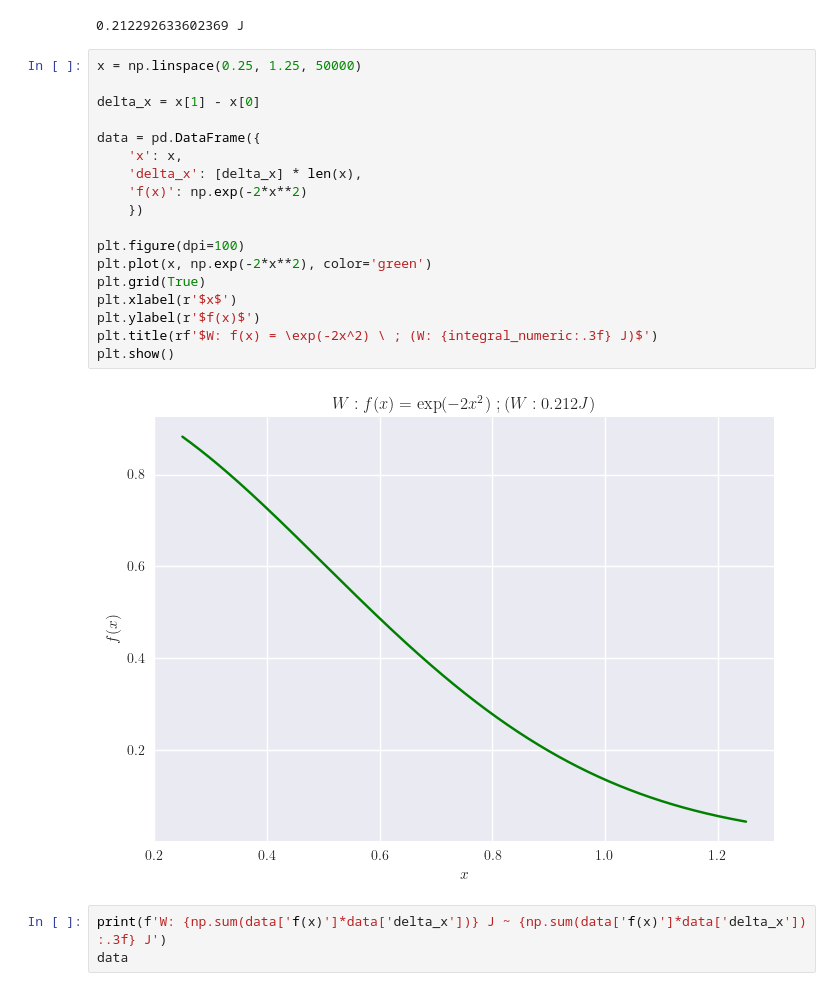
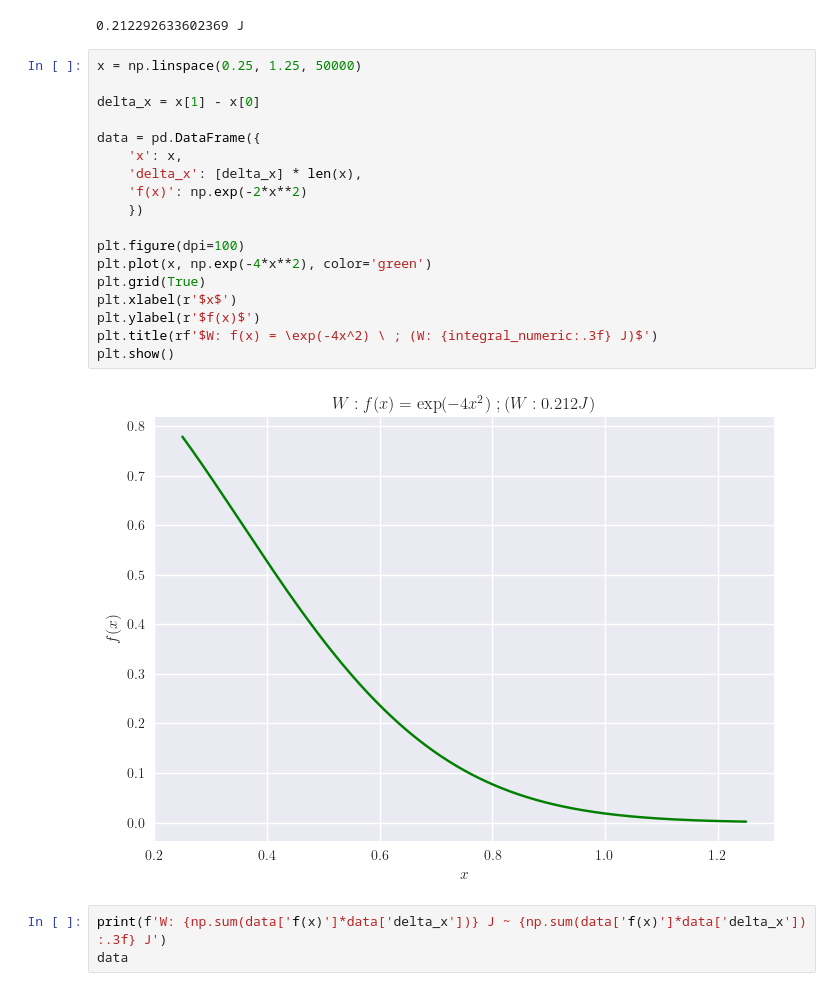
Before and after one commit to SMustafa12/Solve-Physics-I-of-Halliday, a Jupyter notebook: C7/Chapter 7.ipynb, the cells around one changed output. Cells and saved outputs as stored; diff of their text form.

```diff
--- a/C7/Chapter 7.ipynb
+++ b/C7/Chapter 7.ipynb
@@ -29,23 +29,23 @@ $\displaystyle 0.119773292542377 \sqrt{\pi}$
 # %%
 x = np.linspace(0.25, 1.25, 50000)
 
 delta_x = x[1] - x[0]
 
 data = pd.DataFrame({
     'x': x,
     'delta_x': [delta_x] * len(x),
     'f(x)': np.exp(-2*x**2)
     })
 
 plt.figure(dpi=100)
-plt.plot(x, np.exp(-2*x**2), color='green')
+plt.plot(x, np.exp(-4*x**2), color='green')
 plt.grid(True)
 plt.xlabel(r'$x$')
 plt.ylabel(r'$f(x)$')
-plt.title(rf'$W: f(x) = \exp(-2x^2) \ ; (W: {integral_numeric:.3f} J)$')
+plt.title(rf'$W: f(x) = \exp(-4x^2) \ ; (W: {integral_numeric:.3f} J)$')
 plt.show()
 # %% [output]
-[figure, old version]
+[figure, new version]
 # %%
 print(f'W: {np.sum(data['f(x)']*data['delta_x'])} J ~ {np.sum(data['f(x)']*data['delta_x']) :.3f} J')
 data
```
